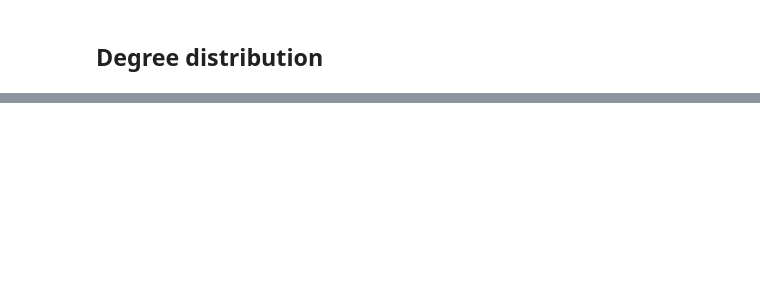
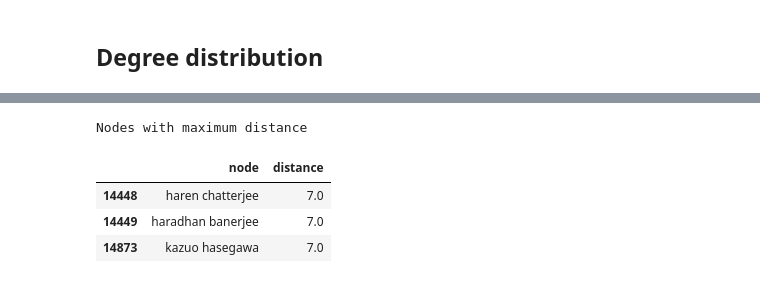
Before and after one commit to TarasHamkalo/on-web-data-mining, a Jupyter notebook: 03/notebooks/full-dataset.ipynb, the cells around one changed output, grey strips where cells are left out. Saved outputs shown, nothing was run; the diff lists cells and outputs as text; code cells hidden in the pictures; blank space fills up the shorter version.

```diff
--- a/03/notebooks/full-dataset.ipynb
+++ b/03/notebooks/full-dataset.ipynb
@@ -188,0 +353,9 @@ print(REJECT_REGEX.match("s a"))
+# %%
+print("Nodes with maximum distance")
+df[df["distance"] == df["distance"].max()]
+# %% [output]
+Nodes with maximum distance
+|  | node | distance |
+| 14448 | haren chatterjee | 7.0 |
+| 14449 | haradhan banerjee | 7.0 |
+| 14873 | kazuo hasegawa | 7.0 |
```
Also changed, not shown: parts of 33 cells of this notebook, 2 other files.
